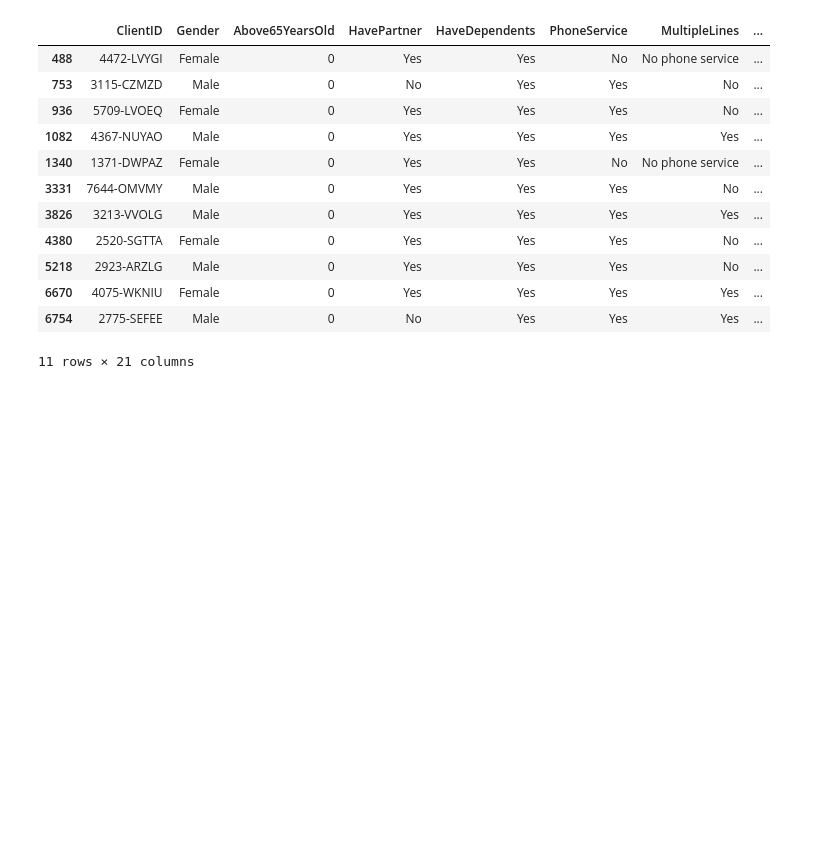
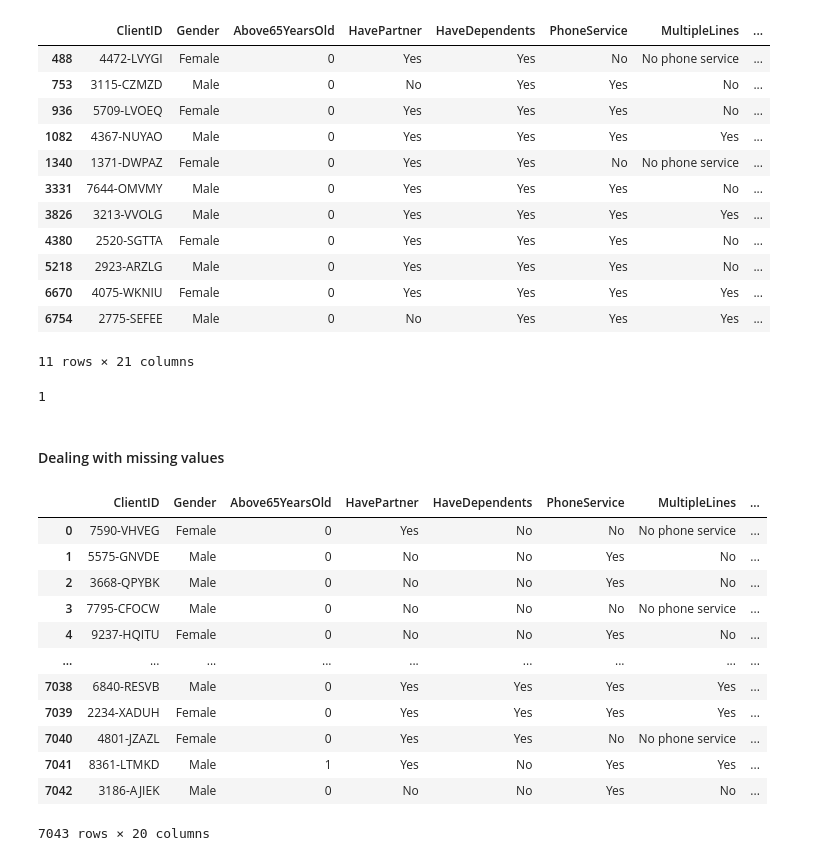
Before and after one commit to imnotannamaria/ia-ead-pandas, a Jupyter notebook: eda_churn.ipynb, the cells around one changed output. Cells and saved outputs as stored; diff of their text form; code cells hidden in the pictures; blank space fills up the shorter version.

Commit message:
Dealing with missing values - drop

```diff
--- a/eda_churn.ipynb
+++ b/eda_churn.ipynb
@@ -409,3 +409,27 @@ df_churn[df_churn.isna().any(axis=1)]
 | 6670 | 4075-WKNIU | Female | 0 | Yes | Yes | Yes | Yes | ... |
 | 6754 | 2775-SEFEE | Male | 0 | No | Yes | Yes | Yes | ... |
 11 rows × 21 columns
+# %%
+# How many columns have at least one missing value
+df_churn.isna().any(axis=0).sum()
+# %% [output]
+1
+# %% [markdown]
+#### Dealing with missing values
+# %%
+# Remove the column with missing value
+df_churn.drop(columns=['TotalCharges'], axis=1)
+# %% [output]
+|  | ClientID | Gender | Above65YearsOld | HavePartner | HaveDependents | PhoneService | MultipleLines | ... |
+| 0 | 7590-VHVEG | Female | 0 | Yes | No | No | No phone service | ... |
+| 1 | 5575-GNVDE | Male | 0 | No | No | Yes | No | ... |
+| 2 | 3668-QPYBK | Male | 0 | No | No | Yes | No | ... |
+| 3 | 7795-CFOCW | Male | 0 | No | No | No | No phone service | ... |
+| 4 | 9237-HQITU | Female | 0 | No | No | Yes | No | ... |
+| ... | ... | ... | ... | ... | ... | ... | ... | ... |
+| 7038 | 6840-RESVB | Male | 0 | Yes | Yes | Yes | Yes | ... |
+| 7039 | 2234-XADUH | Female | 0 | Yes | Yes | Yes | Yes | ... |
+| 7040 | 4801-JZAZL | Female | 0 | Yes | Yes | No | No phone service | ... |
+| 7041 | 8361-LTMKD | Male | 1 | Yes | No | Yes | Yes | ... |
+| 7042 | 3186-AJIEK | Male | 0 | No | No | Yes | No | ... |
+7043 rows × 20 columns
```
Also changed, not shown: parts of 2 cells of this notebook, 1 other file.
